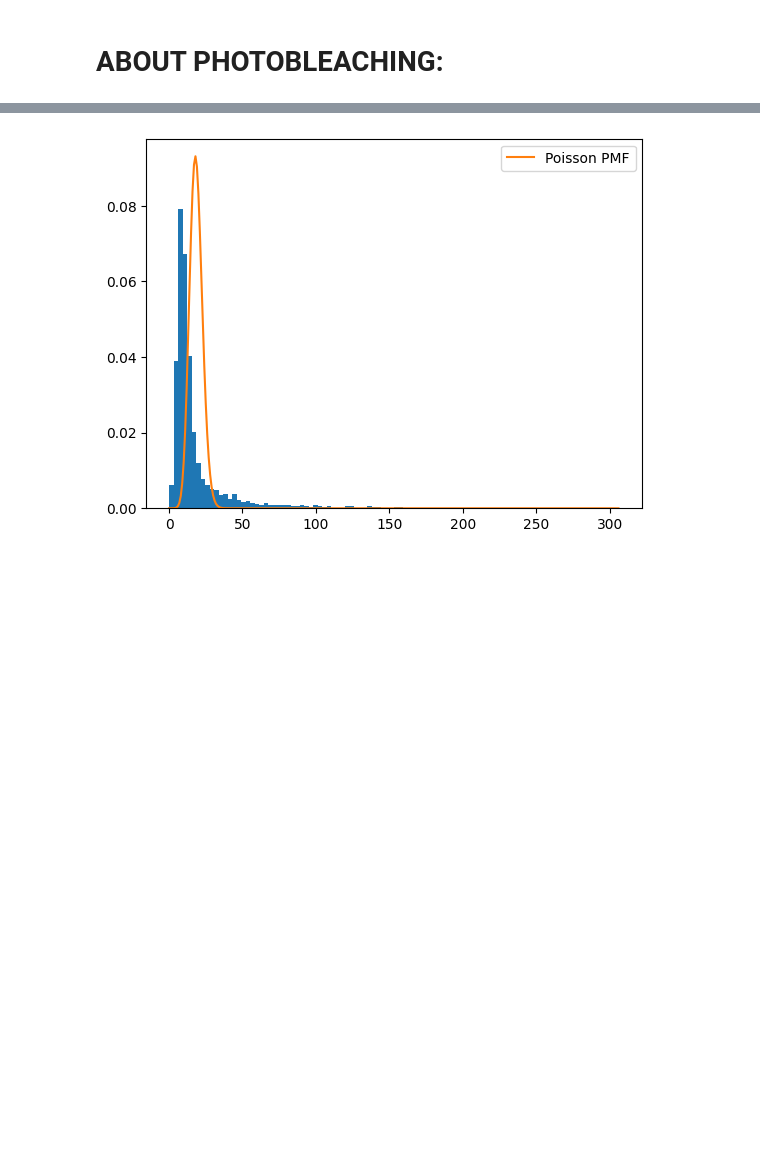
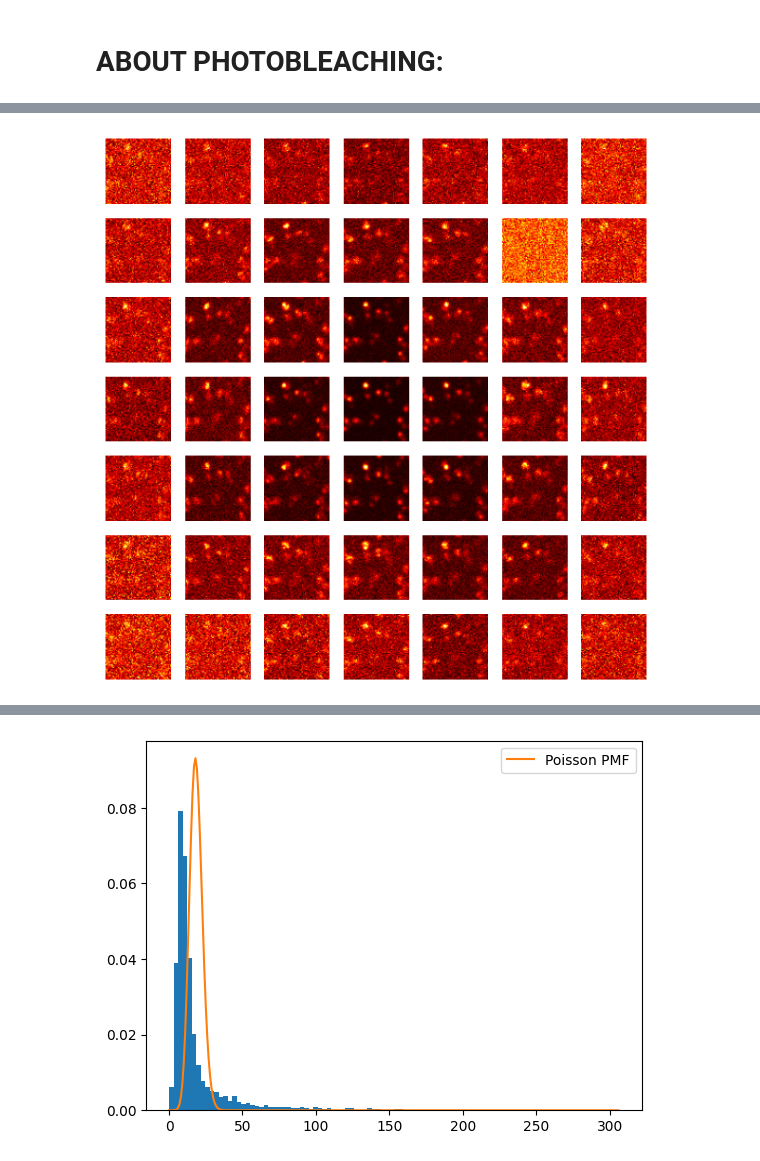
Before and after one commit to CarminatiGiovanni/tesi, a Jupyter notebook: analisi.ipynb, the cells around one changed output, grey strips where cells are left out. Drawn from its saved outputs; the diff is of its cells as text; code cells hidden in the pictures; blank space fills up the shorter version.

```diff
--- a/analisi.ipynb
+++ b/analisi.ipynb
@@ -279,0 +287,5 @@ Data format (z,rep,y,x,t,ch) (1, 100, 64, 64, 10, 49)
+# %%
+gra.ShowDataset(data[0,:,:,:,:,:].sum(axis=(0,3)))
+plt.show()
+# %% [output]
+[figure, added]
```
Also changed, not shown: parts of 13 cells of this notebook, 15 other files.
